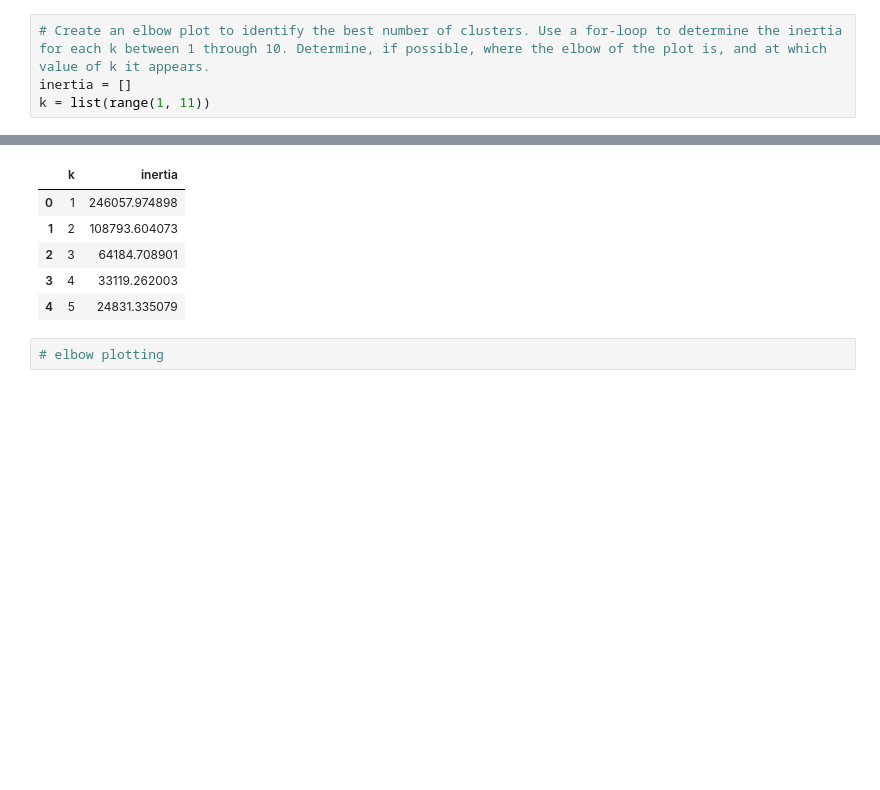
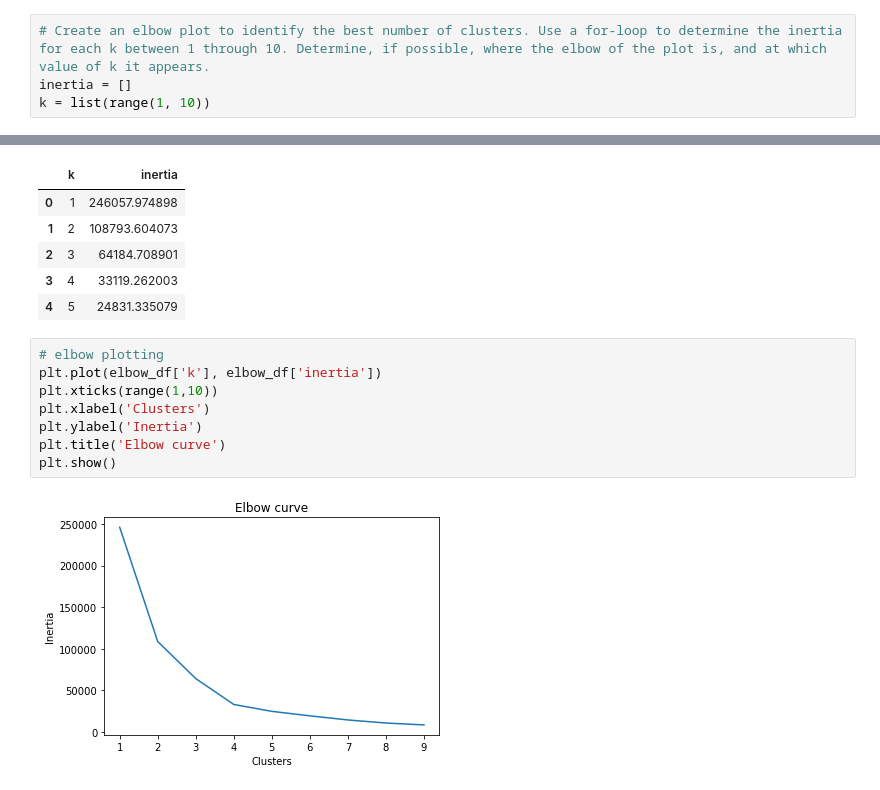
Before and after one commit to kcardenas2/unsupervised_learning, a Jupyter notebook: Cryptocurrency Clusters.ipynb, the cells around one changed output, grey strips where cells are left out. Drawn from its saved outputs; the diff is of its cells as text; blank space fills up the shorter version.

Commit message:
elbow curve plot

```diff
--- a/Cryptocurrency Clusters.ipynb
+++ b/Cryptocurrency Clusters.ipynb
@@ -124,7 +124,7 @@ plt.show()
 # %%
 # Create an elbow plot to identify the best number of clusters. Use a for-loop to determine the inertia for each k between 1 through 10. Determine, if possible, where the elbow of the plot is, and at which value of k it appears.
 inertia = []
-k = list(range(1, 11))
+k = list(range(1, 10))
 # %%
 # creating the loop
 for i in k:
@@ -142,5 +142,13 @@ elbow_df.head()
 | 2 | 3 | 64184.708901 |
 | 3 | 4 | 33119.262003 |
 | 4 | 5 | 24831.335079 |
-# %%
-# elbow plotting
+# %%
+# elbow plotting
+plt.plot(elbow_df['k'], elbow_df['inertia'])
+plt.xticks(range(1,10))
+plt.xlabel('Clusters')
+plt.ylabel('Inertia')
+plt.title('Elbow curve')
+plt.show()
+# %% [output]
+[figure, added]
```
